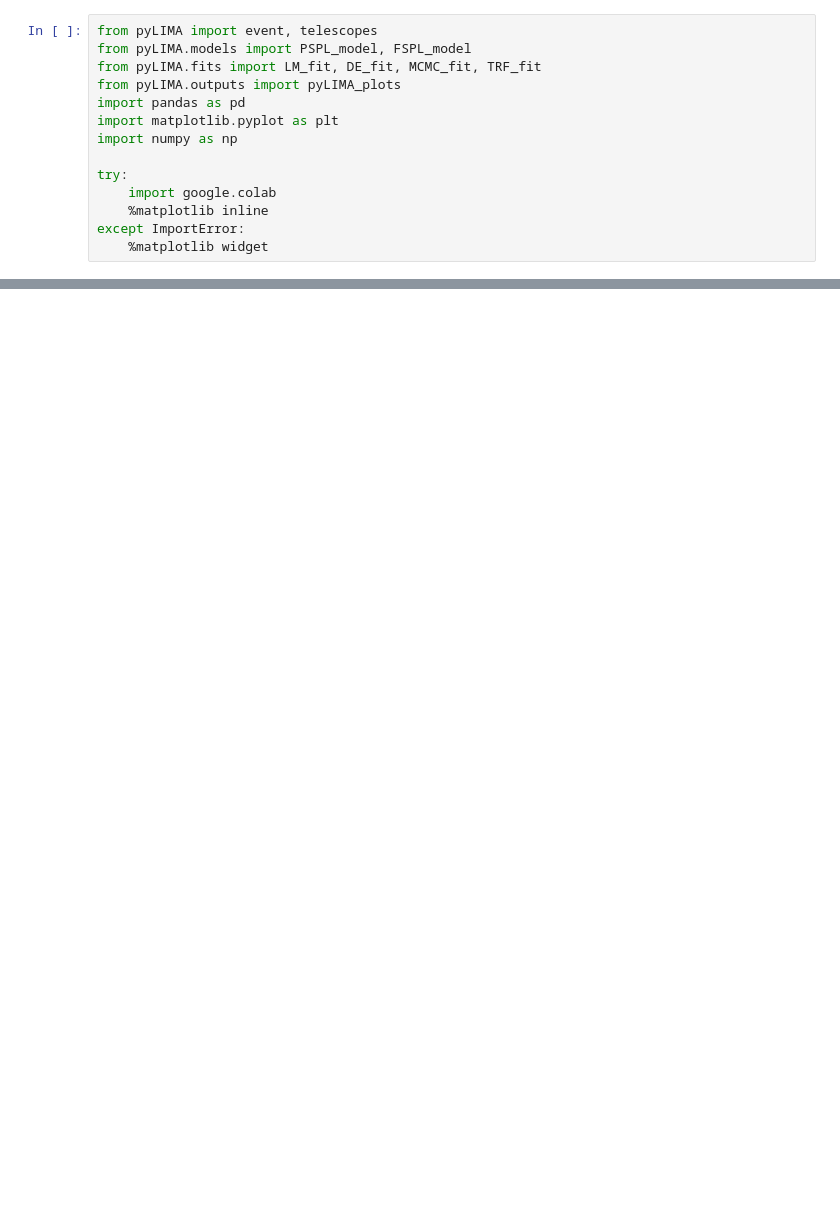
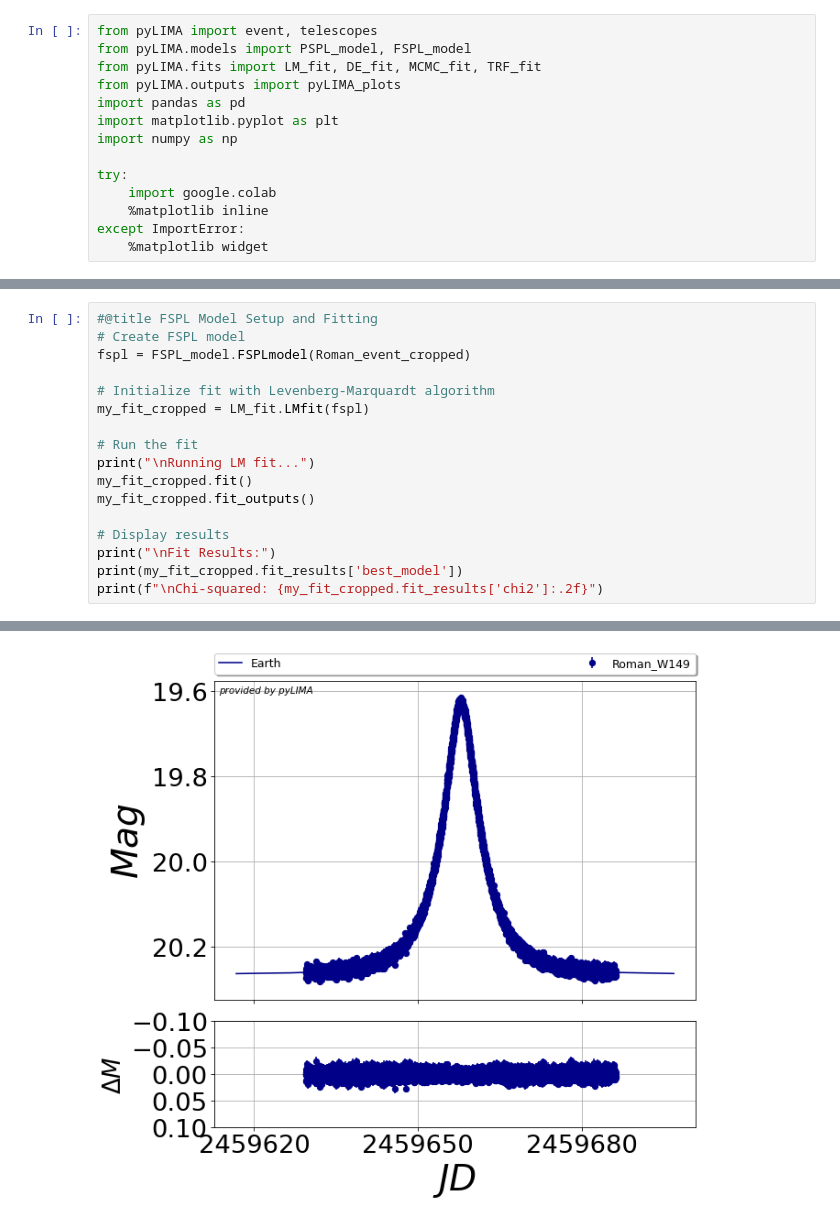
Before and after one commit to marottiluc/Single_Lens_Fitting_LM, a Jupyter notebook: roman_fspl.ipynb, the cells around one changed output, grey strips where cells are left out. Cells and saved outputs as stored; diff of their text form; blank space fills up the shorter version.

```diff
--- a/roman_fspl.ipynb
+++ b/roman_fspl.ipynb
@@ -85,0 +222,18 @@ NameError: name 'Roman_data' is not defined
+# %%
+#@title FSPL Model Setup and Fitting
+# Create FSPL model
+fspl = FSPL_model.FSPLmodel(Roman_event_cropped)
+
+# Initialize fit with Levenberg-Marquardt algorithm
+my_fit_cropped = LM_fit.LMfit(fspl)
+
+# Run the fit
+print("\nRunning LM fit...")
+my_fit_cropped.fit()
+my_fit_cropped.fit_outputs()
+
+# Display results
+print("\nFit Results:")
+print(my_fit_cropped.fit_results['best_model'])
+print(f"\nChi-squared: {my_fit_cropped.fit_results['chi2']:.2f}")
+# %% [output]
@@ -85,0 +259 @@ NameError: name 'Roman_data' is not defined
+[figure, added]
```
Also changed, not shown: parts of 15 cells of this notebook.
